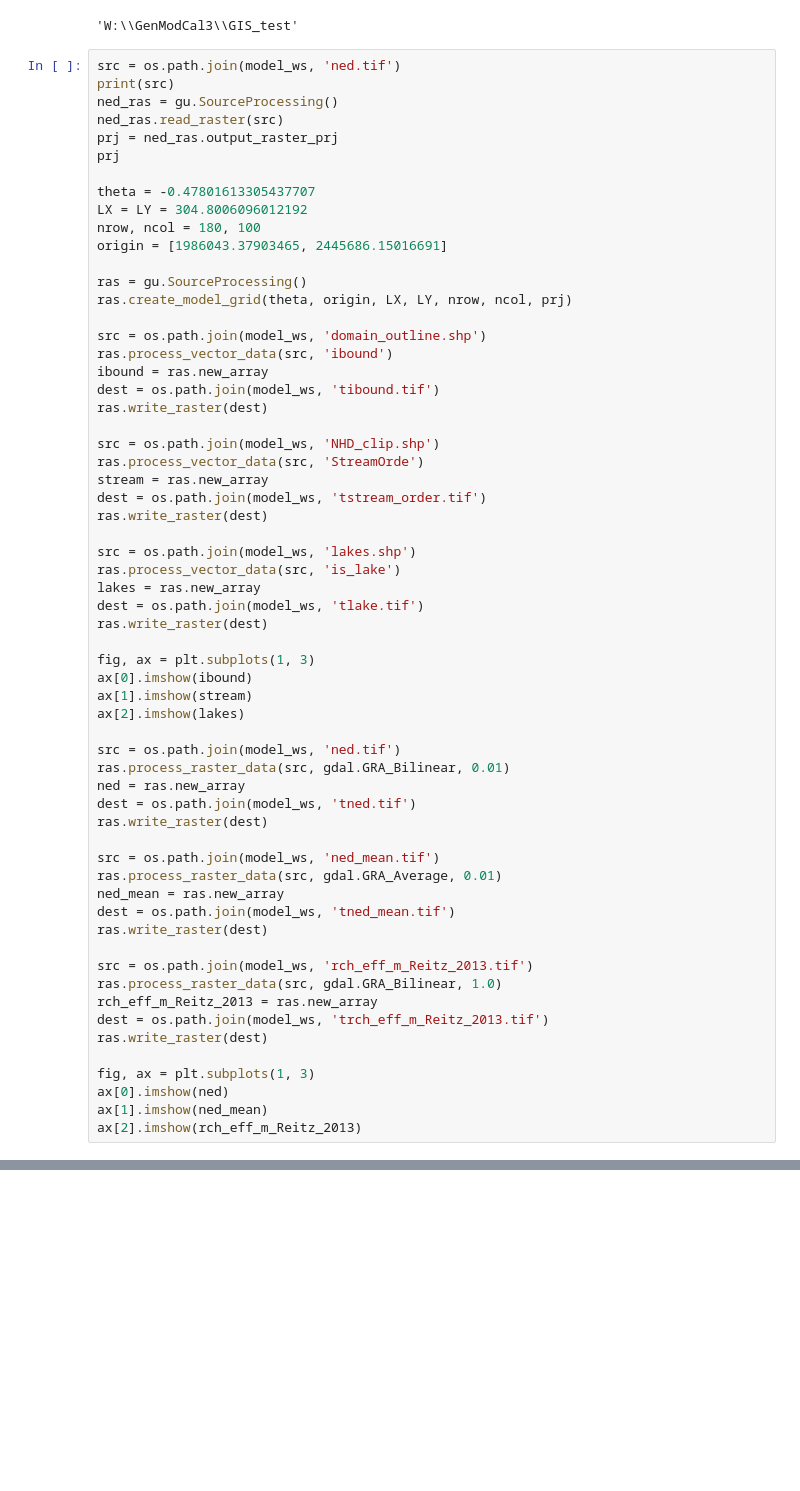
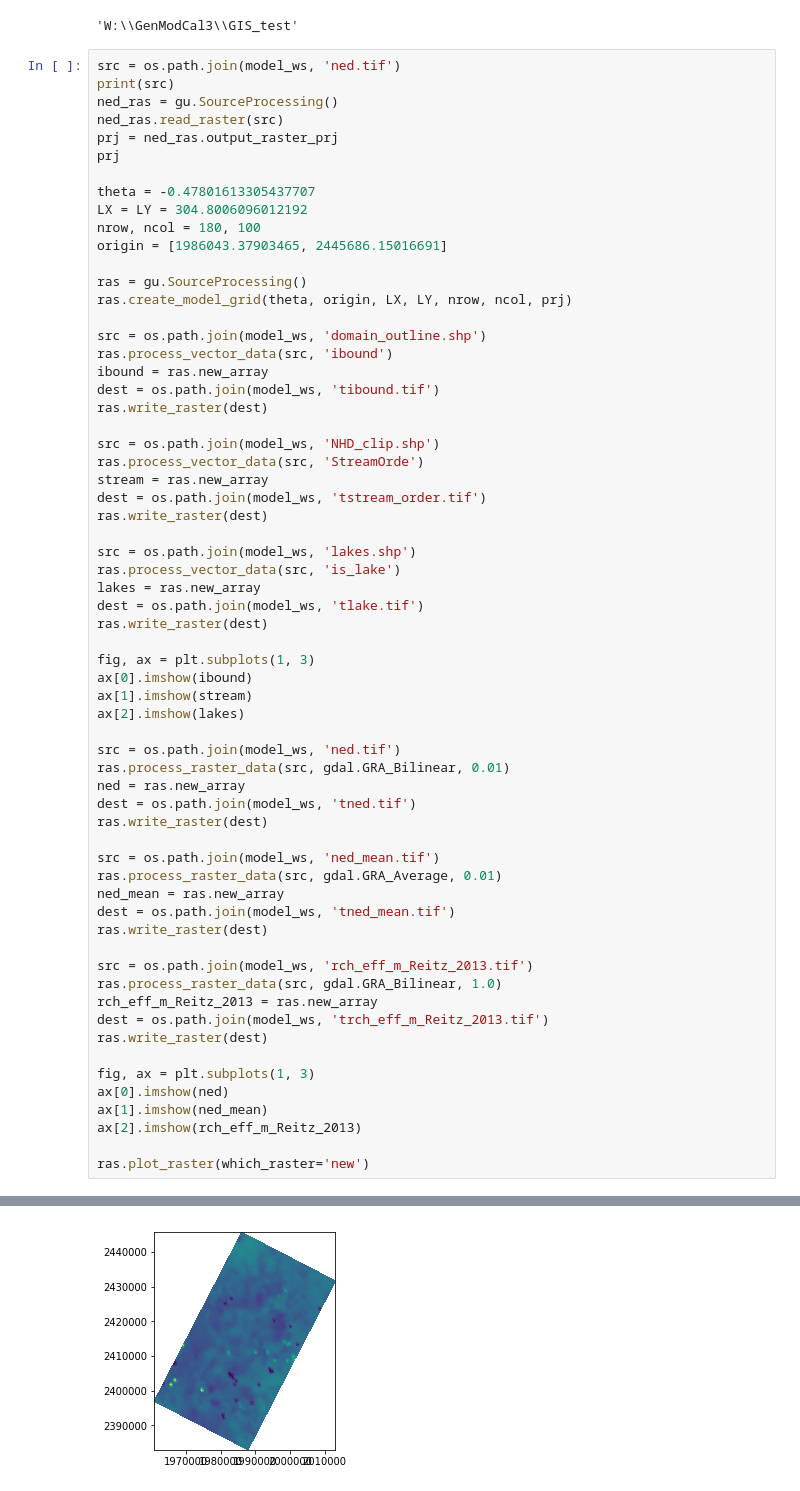
Before and after one commit to jjstarn-usgs/gw-mod-util, a Jupyter notebook: GIS_test.ipynb, the cells around one changed output, grey strips where cells are left out. Saved outputs shown, nothing was run; the diff lists cells and outputs as text; blank space fills up the shorter version.

```diff
--- a/GIS_test.ipynb
+++ b/GIS_test.ipynb
@@ -75,5 +75,7 @@ fig, ax = plt.subplots(1, 3)
 ax[0].imshow(ned)
 ax[1].imshow(ned_mean)
 ax[2].imshow(rch_eff_m_Reitz_2013)
+
+ras.plot_raster(which_raster='new')
 # %% [output]
 .\Assabet\ned.tif
@@ -81,2 +84,3 @@ ax[2].imshow(rch_eff_m_Reitz_2013)
 [figure]
 [figure]
+[figure, added]
```
Also changed, not shown: parts of 1 cell of this notebook, 1 other file.
